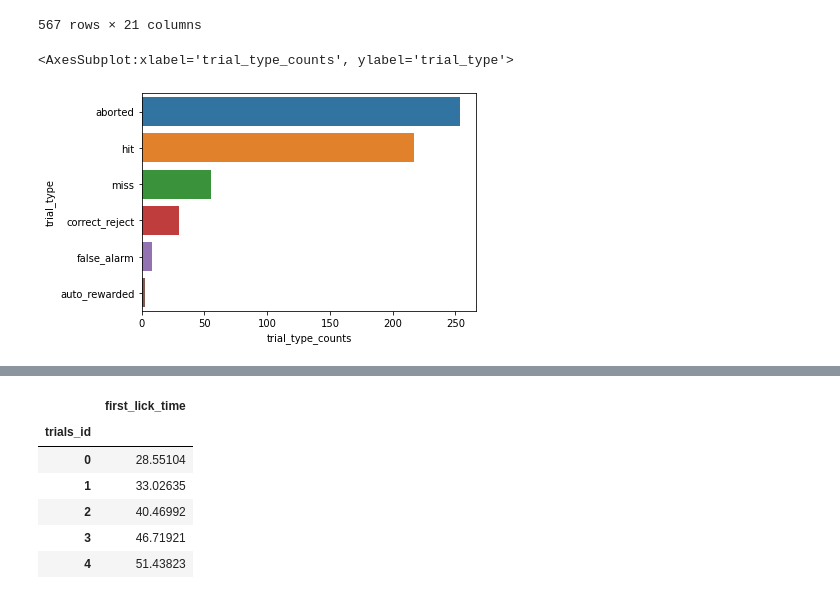
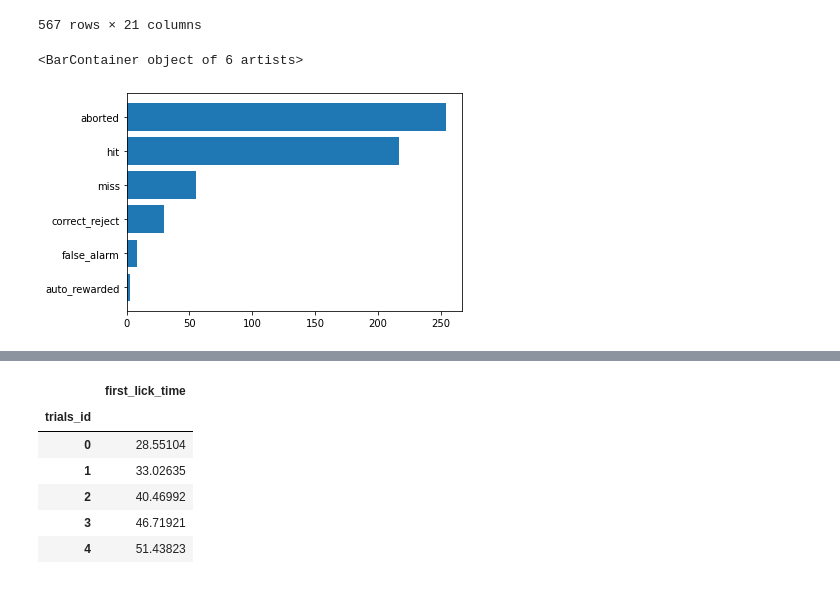
Before and after one commit to AllenInstitute/swdb_2022, a Jupyter notebook: Organizers/VBN_Exercise_solutions.ipynb, the cells around one changed output, grey strips where cells are left out. Cells and saved outputs as stored; diff of their text form; code cells hidden in the pictures.

```diff
--- a/Organizers/VBN_Exercise_solutions.ipynb
+++ b/Organizers/VBN_Exercise_solutions.ipynb
@@ -35,11 +35,10 @@ from allensdk.brain_observatory.behavior.behavior_project_cache.\
 
 # this path should point to the location of the dataset on your platform
 #cache_dir = r"/Volumes/programs/mindscope/workgroups/np-behavior/vbn_data_release/vbn_s3_cache"
-# cache_dir = '/home/praveen/data/vb_np_cache/'
-cache_dir = '\\allen\programs\mindscope\workgroups\np-behavior\vbn_data_release\vbn_s3_cache'
+cache_dir = '/home/praveen/data/vb_np_cache/'
+# cache_dir = '\\allen\programs\mindscope\workgroups\np-behavior\vbn_data_release\vbn_s3_cache'
 
-cache = VisualBehaviorNeuropixelsProjectCache.from_s3_cache(
-            cache_dir=cache_dir)
+cache = VisualBehaviorNeuropixelsProjectCache.from_s3_cache(cache_dir=cache_dir)
 # %% [markdown]
 <div class="alert alert-block alert-success">
 
@@ -69,8 +77,18 @@ The different trial types are: hit, miss, false_alarm, correct_reject, aborted,
 # %%
-# Create a new column called trial_type and assign appropriately
+# Create a new column called trial_type, and assign all NaNs to it
 trials['trial_type'] = np.nan
 
+# Select the hit trials (rows of the trials table where the column 'hit' is True),
+# and set the 'trial_type' column for those rows to be equal to the string 'hit'.
+trials.loc[trials['hit'] == True, 'trial_type'] = 'hit'
+
+# We'll now repeat this action for all trial types using a for loop
+
+# Create a python list with the names of the all different trial types (no harm in including hit again)
 col_names = ['hit', 'miss', 'false_alarm', 'correct_reject', 'aborted', 'auto_rewarded']
+
+# Using a for loop over the list of trial types you just created, select rows of the trials table of
+# each type, and assign the 'trial_type' column to equal the name of the trial_type.
 for col in col_names:
     trials.loc[trials[col] == True, 'trial_type'] = col
 
@@ -102,13 +120,20 @@ trials
 567 rows × 21 columns
 # %%
 # Now, get the number of rows having each of these trial types using value_counts
+# Then, rename the output Series to 'trial_type_counts', which makes more sense
 trial_type_counts = trials['trial_type'].value_counts().rename('trial_type_counts')
 
-# Set the index up as a separate column, for plotting purposes
+# Set the index of this series as a separate column using reset_index, and rename the column to trial_type
 trial_type_counts = trial_type_counts.reset_index().rename(columns={'index': 'trial_type'})
 
-# Finally, plot these values using a seaborn bar plot
-sns.barplot(data=trial_type_counts, x='trial_type_counts', y='trial_type')
+# Finally, plot these values using a bar plot
+# Using matplotlib (hint: use plt.barh. Supply the y, width and tick_label parameters)
+plt.figure()
+plt.barh(y=np.arange(len(trial_type_counts))[::-1], width=trial_type_counts['trial_type_counts'], tick_label=trial_type_counts['trial_type'])
+
+# Or, using seaborn
+# plt.figure()
+# sns.barplot(data=trial_type_counts, x='trial_type_counts', y='trial_type')
 # %% [output]
-<AxesSubplot:xlabel='trial_type_counts', ylabel='trial_type'>
+<BarContainer object of 6 artists>
-[figure, old version]
+[figure, new version]
```
Also changed, not shown: parts of 13 cells of this notebook.
